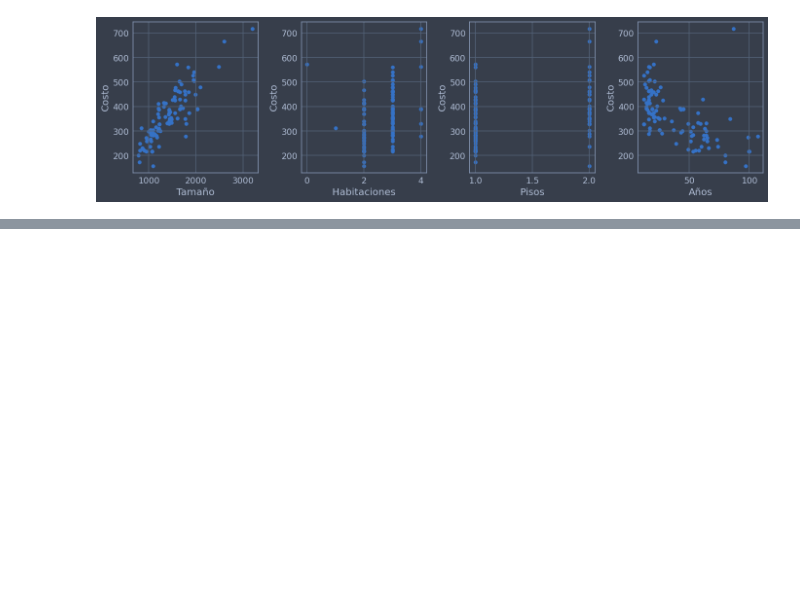
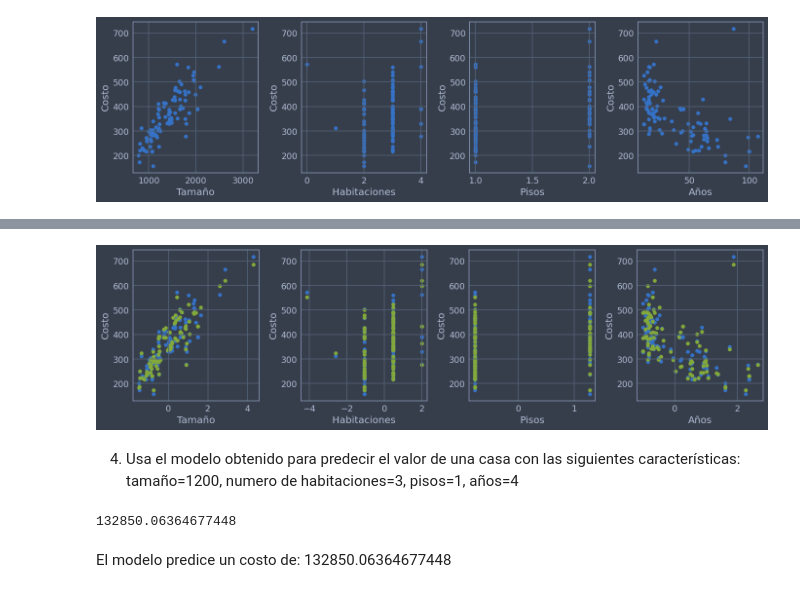
Before and after one commit to DCI-alxogm/ml2023-Isaias-Hernandez, a Jupyter notebook: Sep1-2/Ejercicio_2_septiembre.ipynb, the cells around one changed output, grey strips where cells are left out. Drawn from its saved outputs; the diff is of its cells as text; code cells hidden in the pictures; blank space fills up the shorter version.

```diff
--- a/Sep1-2/Ejercicio_2_septiembre.ipynb
+++ b/Sep1-2/Ejercicio_2_septiembre.ipynb
@@ -151,0 +219,3 @@ np.shape(X_est)
+# %%
+th_norm = wh_norm[0] + wh_norm[1]*Xh_norm[0] + wh_norm[2]*Xh_norm[1] + wh_norm[3]*Xh_norm[2] + wh_norm[4]*Xh_norm[3]
+th_norm
@@ -151,0 +240,31 @@ np.shape(X_est)
+# %%
+fig, axs = plt.subplots(1, 4, figsize=(14, 4))
+axs[0].scatter(Xh_norm[0], th)
+axs[0].scatter(Xh_norm[0], th_norm, label='Prediccion')
+axs[0].set_xlabel('Tamaño')
+axs[0].set_ylabel('Costo')
+
+axs[1].scatter(Xh_norm[1], th)
+axs[1].scatter(Xh_norm[1], th_norm)
+axs[1].set_xlabel('Habitaciones')
+axs[1].set_ylabel('Costo')
+
+axs[2].scatter(Xh_norm[2], th)
+axs[2].scatter(Xh_norm[2], th_norm)
+axs[2].set_xlabel('Pisos')
+axs[2].set_ylabel('Costo')
+
+axs[3].scatter(Xh_norm[3], th)
+axs[3].scatter(Xh_norm[3], th_norm)
+axs[3].set_xlabel('Años')
+axs[3].set_ylabel('Costo')
+plt.tight_layout()
+plt.show()
+# %% [output]
+[figure, added]
+# %% [markdown]
+4. Usa el modelo obtenido para predecir el valor de una casa con las siguientes características:
+tamaño=1200,
+numero de habitaciones=3,
+pisos=1,
+años=4
@@ -151,0 +276,7 @@ np.shape(X_est)
+# %%
+costo = wh_norm[0] + wh_norm[1]*tamaño + wh_norm[2]*num_habitaciones + wh_norm[3]*pisos + wh_norm[4]*años
+costo
+# %% [output]
+132850.06364677448
+# %% [markdown]
+El modelo predice un costo de: 132850.06364677448
```
Also changed, not shown: parts of 18 cells of this notebook.
